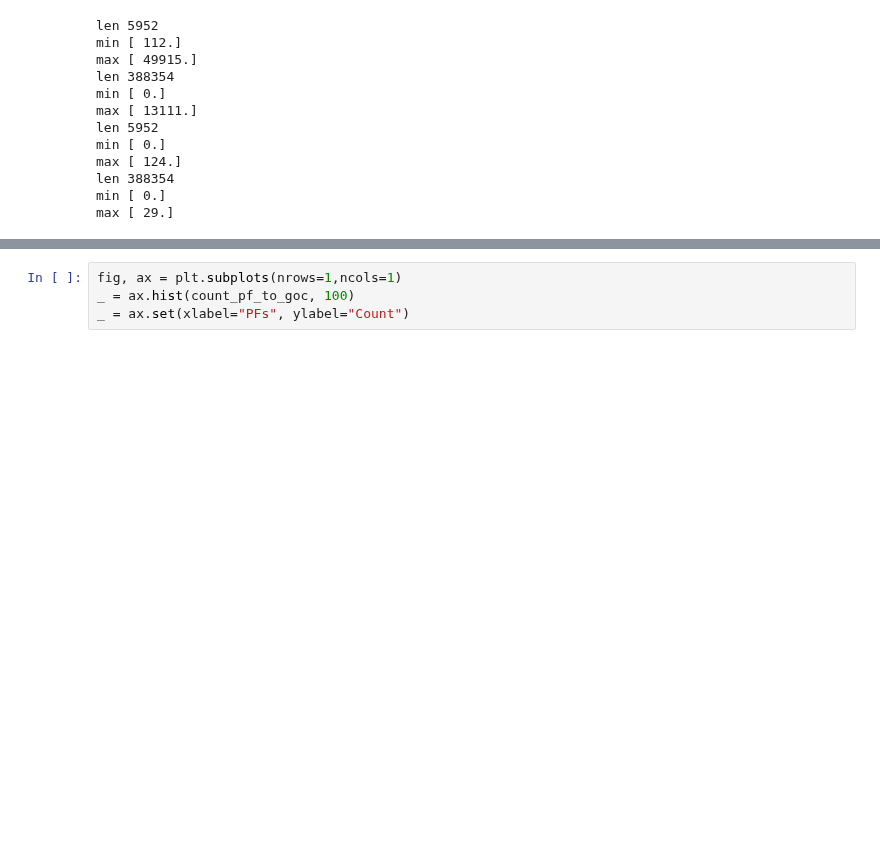
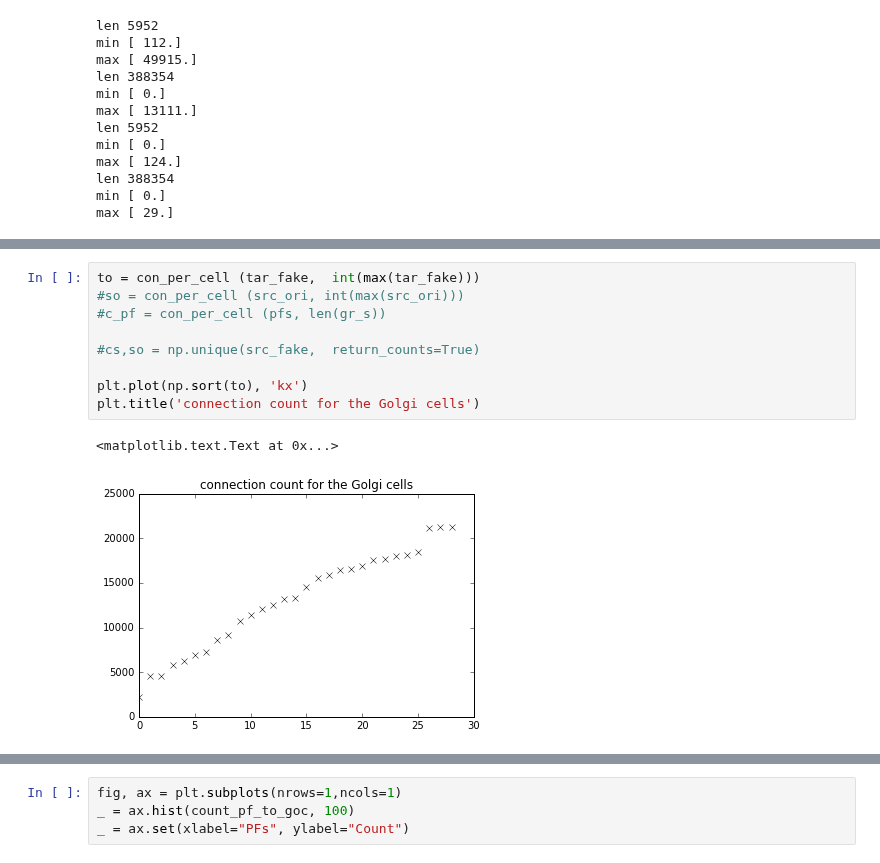
Before and after one commit to CNS-OIST/pycabnn, a Jupyter notebook: Output_comparison_evaluation.ipynb, the cells around one changed output, grey strips where cells are left out. Cells and saved outputs as stored; diff of their text form; blank space fills up the shorter version.

```diff
--- a/Output_comparison_evaluation.ipynb
+++ b/Output_comparison_evaluation.ipynb
@@ -221,0 +263,12 @@ IndexError: index 141 is out of bounds for axis 0 with size 124
+# %%
+to = con_per_cell (tar_fake,  int(max(tar_fake)))
+#so = con_per_cell (src_ori, int(max(src_ori)))
+#c_pf = con_per_cell (pfs, len(gr_s))
+
+#cs,so = np.unique(src_fake,  return_counts=True)
+
+plt.plot(np.sort(to), 'kx')
+plt.title('connection count for the Golgi cells')
+# %% [output]
+<matplotlib.text.Text at 0x...>
+[figure, added]
```
Also changed, not shown: parts of 18 cells of this notebook.
